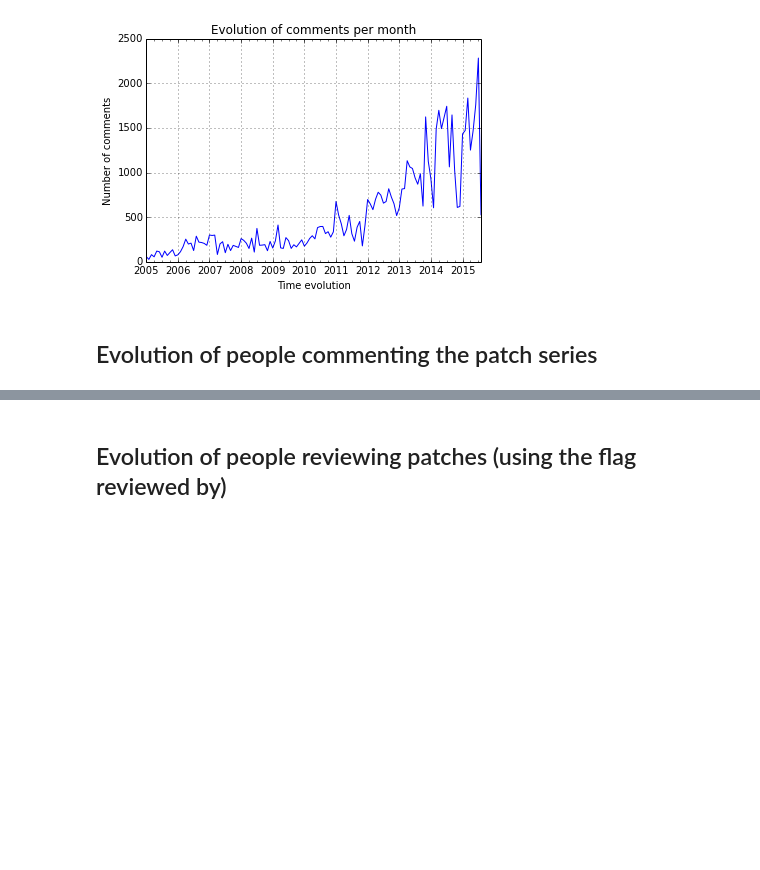
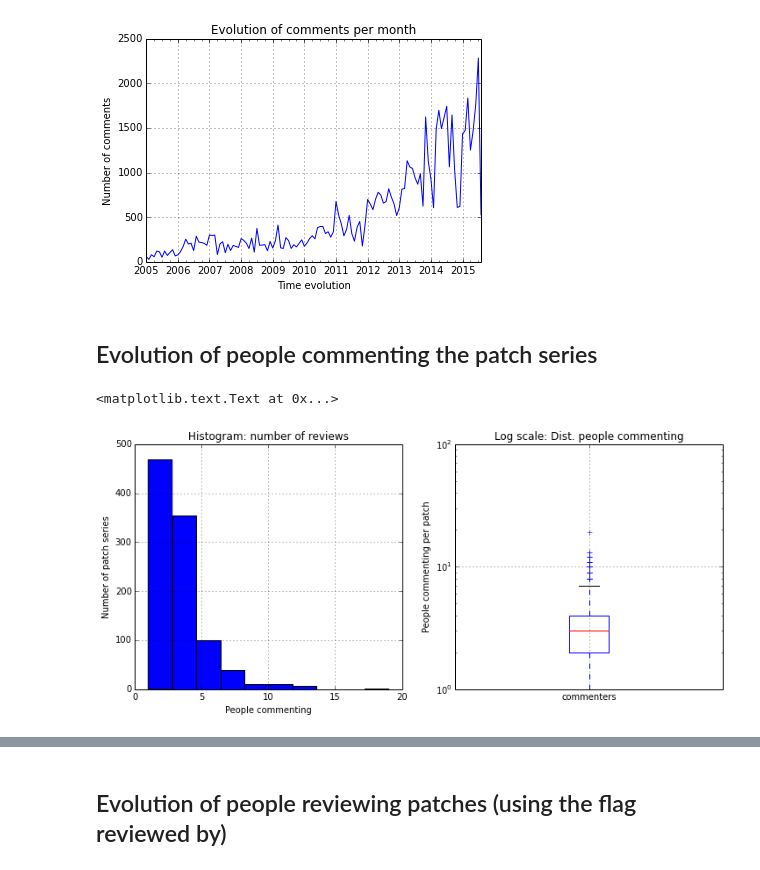
Before and after one commit to dicortazar/ipython-notebooks, a Jupyter notebook: projects/xen-analysis/Code-Review-Metrics.ipynb, the cells around one changed output, grey strips where cells are left out. Drawn from its saved outputs; the diff is of its cells as text; code cells hidden in the pictures; blank space fills up the shorter version.

Commit message:
[xen] Add two new metrics.
- Evolution of people commenting each patch serie
- Number of patches per patch serie

```diff
--- a/projects/xen-analysis/Code-Review-Metrics.ipynb
+++ b/projects/xen-analysis/Code-Review-Metrics.ipynb
@@ -207,3 +207,21 @@ query = """ SELECT psv.ps_id as patch_serie,
                   p.id=c.patch_id
             GROUP BY psv.ps_id """
 peoplecomments_ps = execute_query(cursor, query)
+# %%
+peoplecomments_list = list(peoplecomments_ps)
+peoplecomments_df = DataFrame(peoplecomments_list, columns=["patch_serie", "partch_serie_sent_date", "commenters"])
+fig, axs = plt.subplots(1,2, figsize=(12,5))
+
+hist_chart = peoplecomments_df["commenters"].plot(kind="hist", ax=axs[0])
+boxplot_chart = peoplecomments_df["commenters"].plot(kind="box", ax=axs[1], logy=True)
+
+#chart labels
+hist_chart.set_xlabel("People commenting")
+hist_chart.set_ylabel("Number of patch series")
+hist_chart.set_title("Histogram: number of reviews")
+
+boxplot_chart.set_ylabel("People commenting per patch")
+boxplot_chart.set_title("Log scale: Dist. people commenting")
+# %% [output]
+<matplotlib.text.Text at 0x...>
+[figure, added]
```
Also changed, not shown: parts of 5 cells of this notebook.
